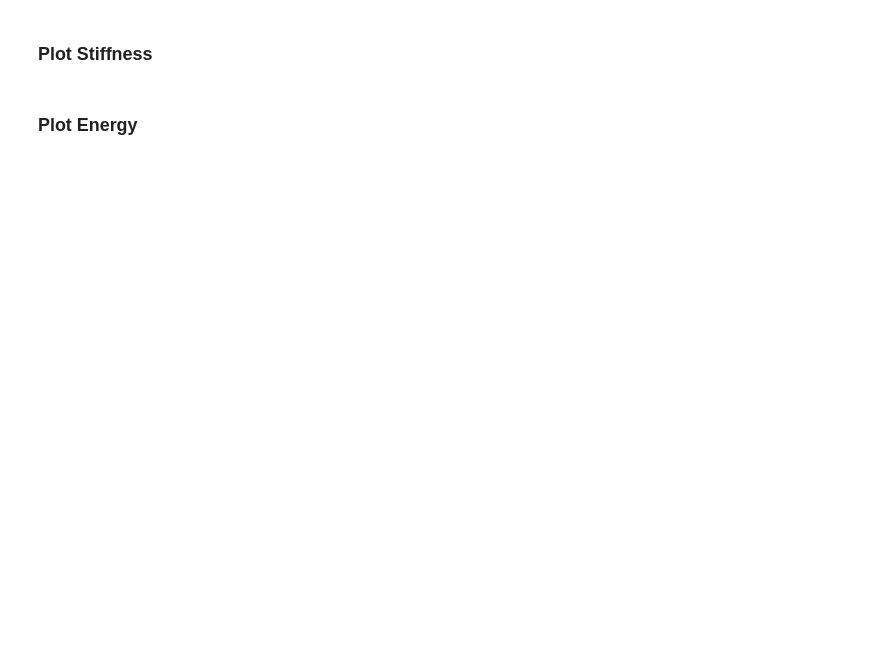
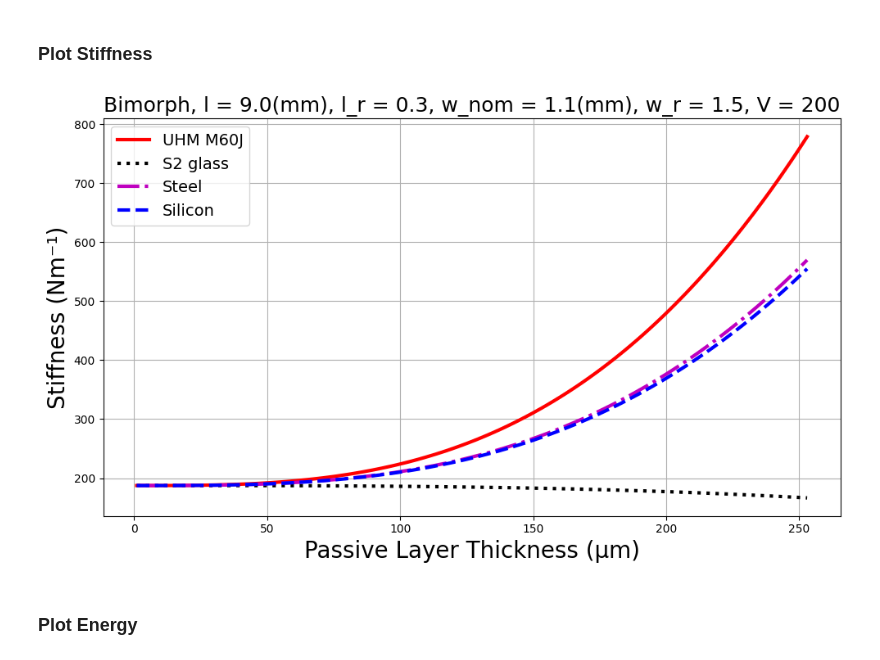
Before and after one commit to cmatchan/PZT_Actuator_Modeling, a Jupyter notebook: pzt_model.ipynb, the cells around one changed output. Drawn from its saved outputs; the diff is of its cells as text; code cells hidden in the pictures; blank space fills up the shorter version.

```diff
--- a/pzt_model.ipynb
+++ b/pzt_model.ipynb
@@ -663,2 +638,18 @@ name = strcat(piezotype,'stiff.jpg')
+# %%
+plt.figure(figsize=(10, 6))
+plt.plot(t * 1e6, k_UHMCF, 'r-', label='UHM M60J', linewidth=3)
+plt.plot(t * 1e6, k_SGlass, 'k:', label='S2 glass', linewidth=3)
+plt.plot(t * 1e6, k_Steel, 'm-.', label='Steel', linewidth=3)
+plt.plot(t * 1e6, k_Silicon, 'b--', label='Silicon', linewidth=3)
+
+plt.xlabel('Passive Layer Thickness (µm)', fontsize=20)
+plt.ylabel('Stiffness (Nm⁻¹)', fontsize=20)
+plt.title(fig_title, fontsize=18)
+plt.grid(True)
+plt.legend(fontsize=14)
+plt.tight_layout()
+plt.show()
+# %% [output]
+[figure, added]
 # %% [markdown]
 ### Plot Energy
```
Also changed, not shown: parts of 9 cells of this notebook.
